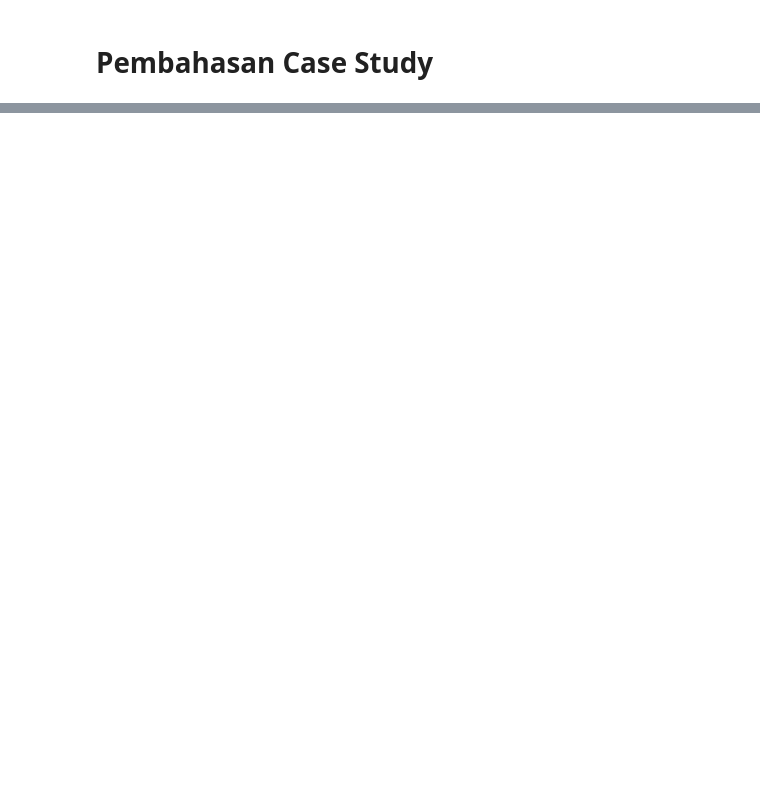
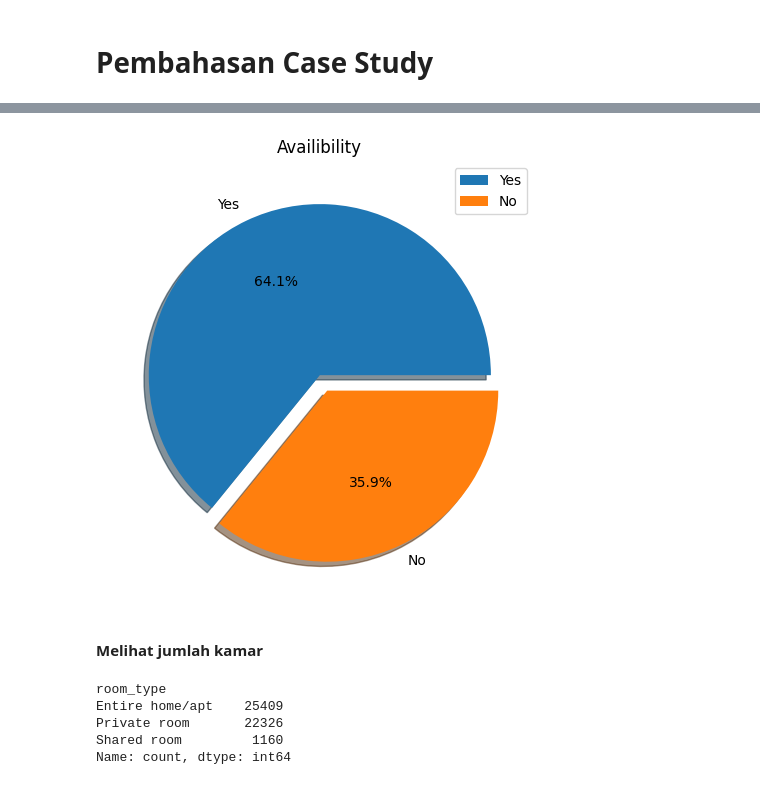
Before and after one commit to SuwandiRamadhan/Bootcamp-AI, a Jupyter notebook: 6. Case Study - AirBnB Data Analysis/2. Pembahasan.ipynb, the cells around one changed output, grey strips where cells are left out. Cells and saved outputs as stored; diff of their text form; code cells hidden in the pictures; blank space fills up the shorter version.

```diff
--- a/6. Case Study - AirBnB Data Analysis/2. Pembahasan.ipynb
+++ b/6. Case Study - AirBnB Data Analysis/2. Pembahasan.ipynb
@@ -18,0 +272,20 @@ data.head()
+# %%
+plt.pie(data['is_availability']. value_counts().tolist(), labels=['Yes', 'No'], autopct='%1.1f%%', shadow=True, explode=(0, 0.1))
+plt.title('Availibility')
+plt.tight_layout()
+plt.legend()
+
+
+plt.show()
+# %% [output]
+[figure, added]
+# %% [markdown]
+#### Melihat jumlah kamar
+# %%
+data['room_type'].value_counts()
+# %% [output]
+room_type
+Entire home/apt    25409
+Private room       22326
+Shared room         1160
+Name: count, dtype: int64
```
Also changed, not shown: parts of 45 cells of this notebook.
